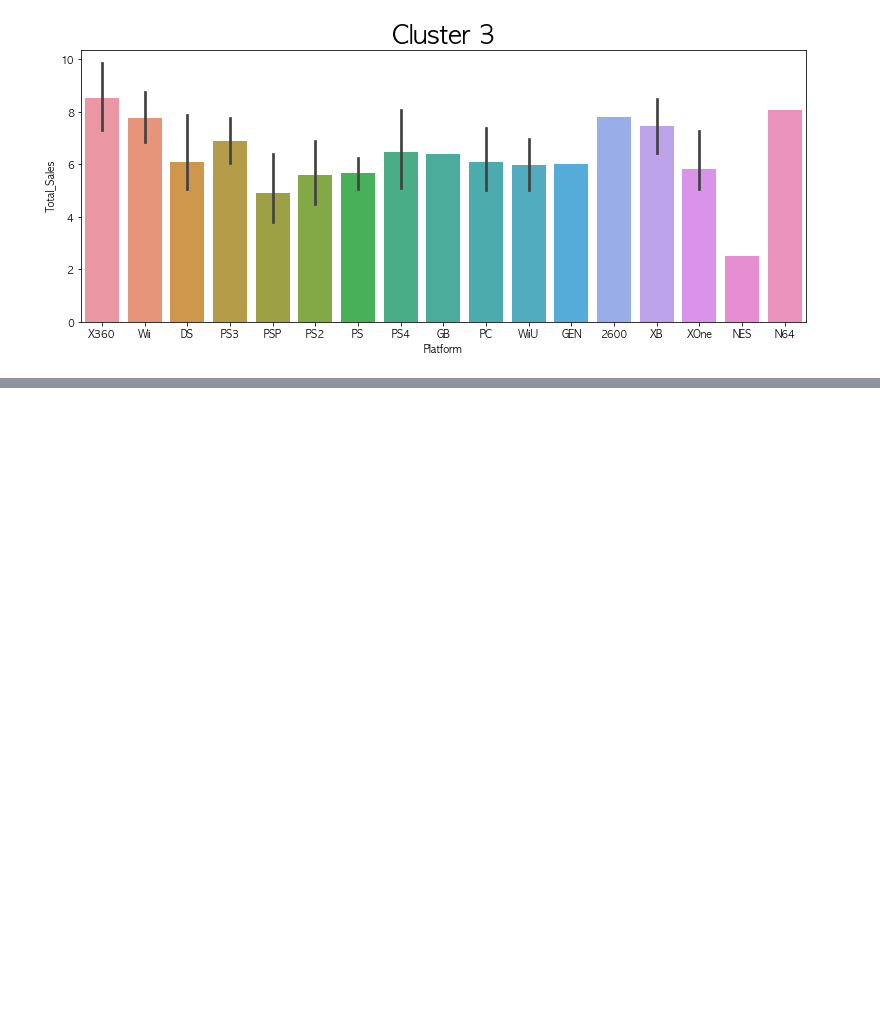
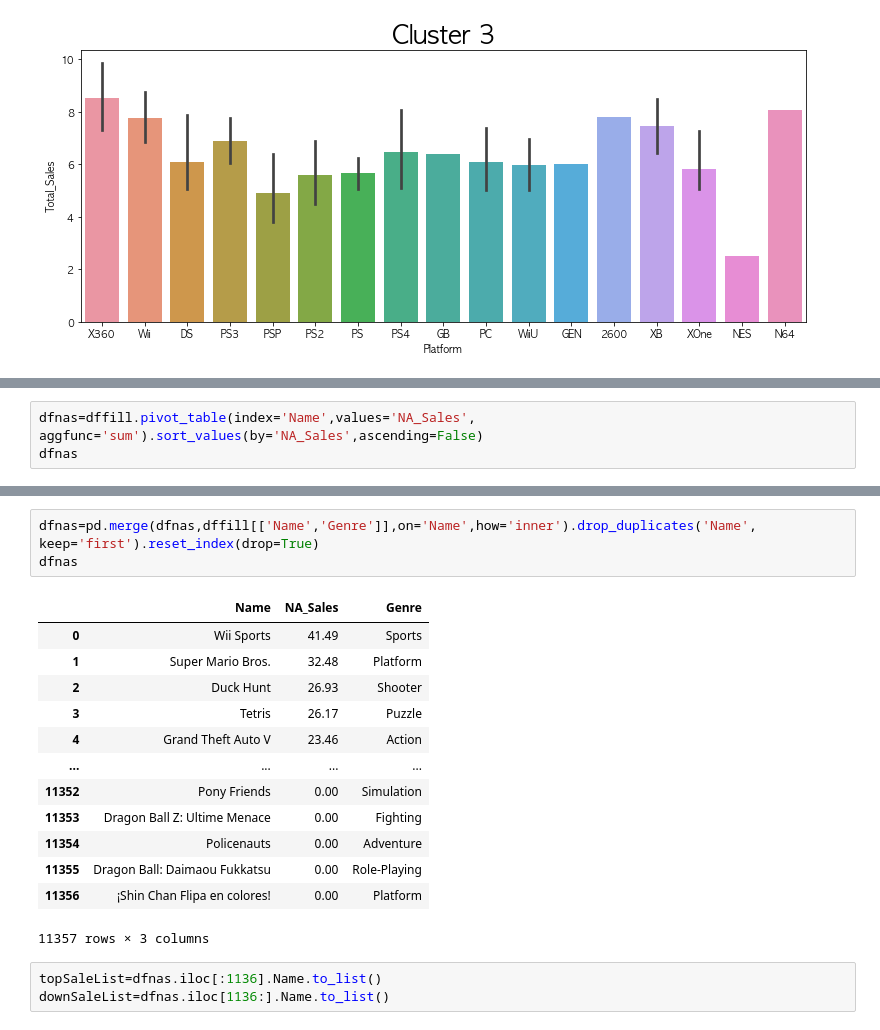
Before and after one commit to jun1116/CodeStates_Section_Project, a Jupyter notebook: Section_1/AI_장형준_Section1.ipynb, the cells around one changed output, grey strips where cells are left out. Drawn from its saved outputs; the diff is of its cells as text; blank space fills up the shorter version.

```diff
--- a/Section_1/AI_장형준_Section1.ipynb
+++ b/Section_1/AI_장형준_Section1.ipynb
@@ -1145,0 +1193,3 @@ plt.show()
+# %%
+dfnas=dffill.pivot_table(index='Name',values='NA_Sales', aggfunc='sum').sort_values(by='NA_Sales',ascending=False)
+dfnas
@@ -1145,0 +1211,20 @@ plt.show()
+# %%
+dfnas=pd.merge(dfnas,dffill[['Name','Genre']],on='Name',how='inner').drop_duplicates('Name', keep='first').reset_index(drop=True)
+dfnas
+# %% [output]
+|  | Name | NA_Sales | Genre |
+| 0 | Wii Sports | 41.49 | Sports |
+| 1 | Super Mario Bros. | 32.48 | Platform |
+| 2 | Duck Hunt | 26.93 | Shooter |
+| 3 | Tetris | 26.17 | Puzzle |
+| 4 | Grand Theft Auto V | 23.46 | Action |
+| ... | ... | ... | ... |
+| 11352 | Pony Friends | 0.00 | Simulation |
+| 11353 | Dragon Ball Z: Ultime Menace | 0.00 | Fighting |
+| 11354 | Policenauts | 0.00 | Adventure |
+| 11355 | Dragon Ball: Daimaou Fukkatsu | 0.00 | Role-Playing |
+| 11356 | ¡Shin Chan Flipa en colores! | 0.00 | Platform |
+11357 rows × 3 columns
+# %%
+topSaleList=dfnas.iloc[:1136].Name.to_list()
+downSaleList=dfnas.iloc[1136:].Name.to_list()
```
Also changed, not shown: parts of 16 cells of this notebook.
